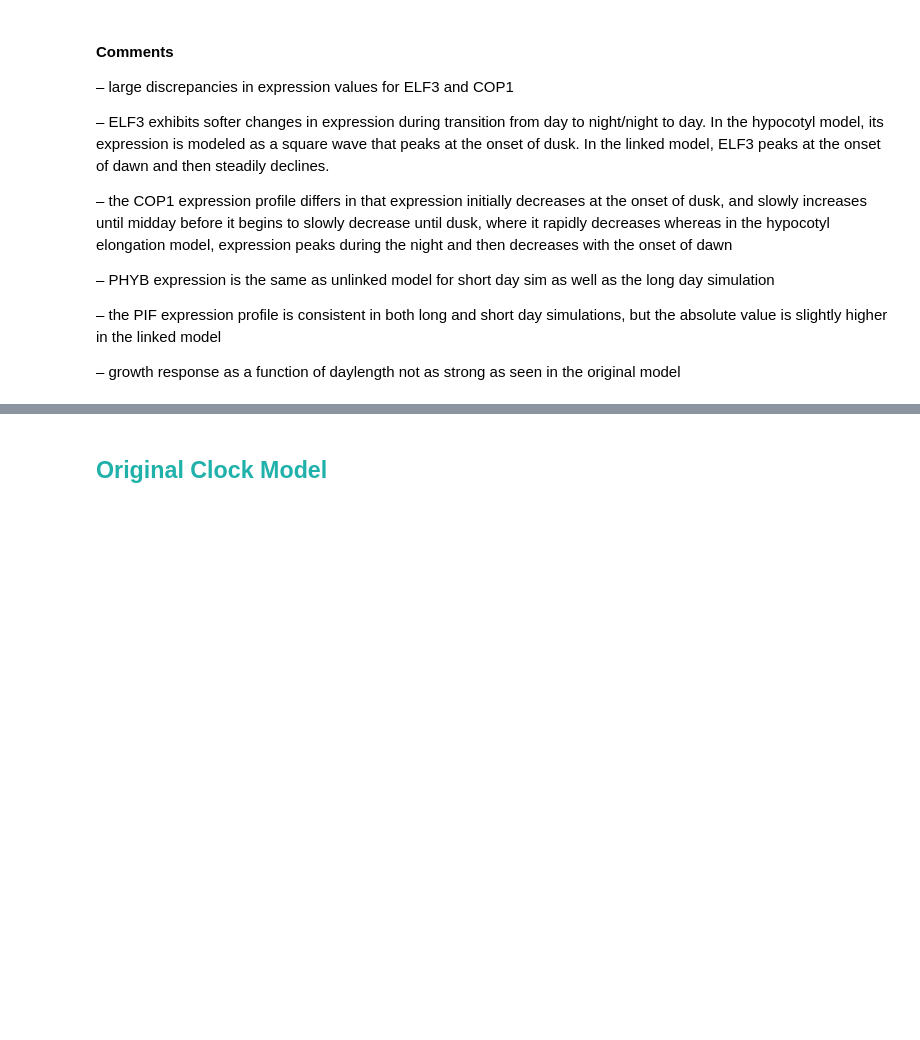
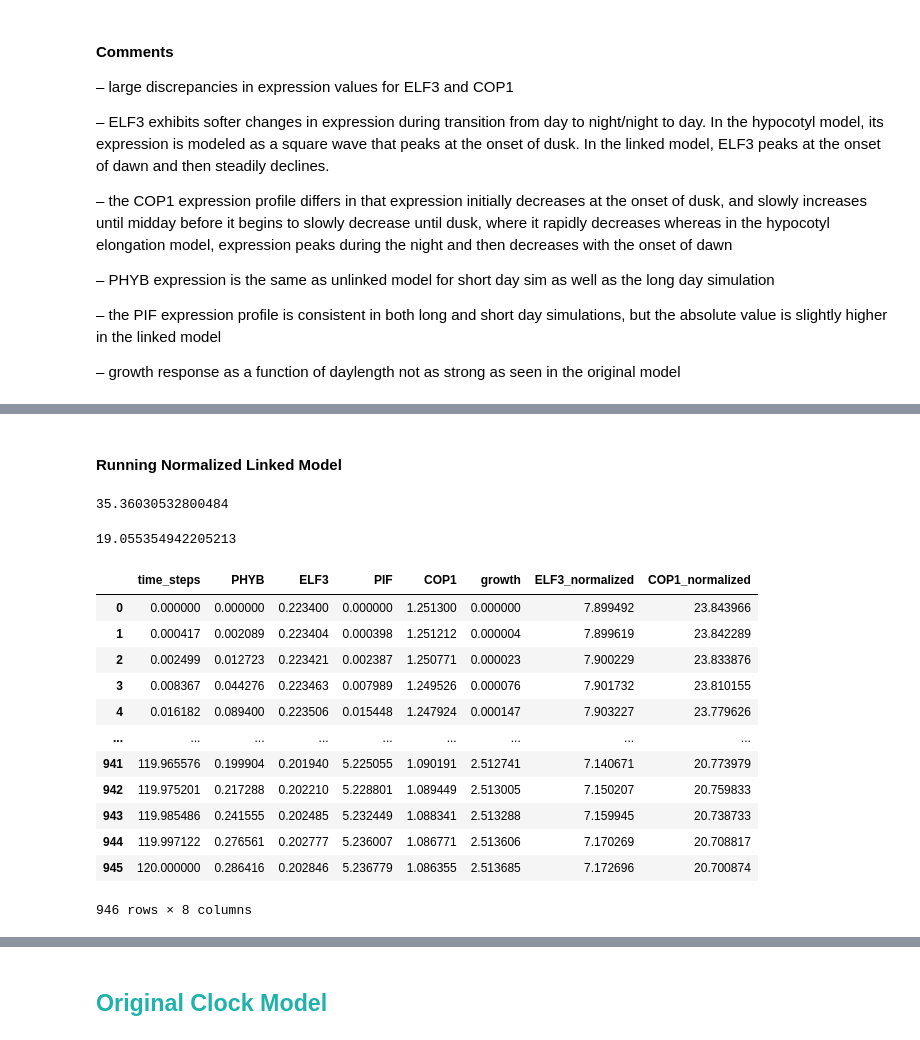
Before and after one commit to cbantock/arabidopsis_clock_linked_growth_model, a Jupyter notebook: CB_hypocotyl_growth_model.ipynb, the cells around one changed output, grey strips where cells are left out. Drawn from its saved outputs; the diff is of its cells as text; code cells hidden in the pictures; blank space fills up the shorter version.

```diff
--- a/CB_hypocotyl_growth_model.ipynb
+++ b/CB_hypocotyl_growth_model.ipynb
@@ -1267,0 +1356,2 @@ Text(0, 0.5, 'Growth (mm)')
+# %% [markdown]
+#### **Running Normalized Linked Model**
@@ -1267,0 +1376,8 @@ Text(0, 0.5, 'Growth (mm)')
+# %%
+model_avgs['cE']['Y16']
+# %% [output]
+35.36030532800484
+# %%
+model_avgs['cC']['Y16']
+# %% [output]
+19.055354942205213
@@ -1267,0 +1390,16 @@ Text(0, 0.5, 'Growth (mm)')
+# %%
+linked_growth_16_normalized
+# %% [output]
+|  | time_steps | PHYB | ELF3 | PIF | COP1 | growth | ELF3_normalized | COP1_normalized |
+| 0 | 0.000000 | 0.000000 | 0.223400 | 0.000000 | 1.251300 | 0.000000 | 7.899492 | 23.843966 |
+| 1 | 0.000417 | 0.002089 | 0.223404 | 0.000398 | 1.251212 | 0.000004 | 7.899619 | 23.842289 |
+| 2 | 0.002499 | 0.012723 | 0.223421 | 0.002387 | 1.250771 | 0.000023 | 7.900229 | 23.833876 |
+| 3 | 0.008367 | 0.044276 | 0.223463 | 0.007989 | 1.249526 | 0.000076 | 7.901732 | 23.810155 |
+| 4 | 0.016182 | 0.089400 | 0.223506 | 0.015448 | 1.247924 | 0.000147 | 7.903227 | 23.779626 |
+| ... | ... | ... | ... | ... | ... | ... | ... | ... |
+| 941 | 119.965576 | 0.199904 | 0.201940 | 5.225055 | 1.090191 | 2.512741 | 7.140671 | 20.773979 |
+| 942 | 119.975201 | 0.217288 | 0.202210 | 5.228801 | 1.089449 | 2.513005 | 7.150207 | 20.759833 |
+| 943 | 119.985486 | 0.241555 | 0.202485 | 5.232449 | 1.088341 | 2.513288 | 7.159945 | 20.738733 |
+| 944 | 119.997122 | 0.276561 | 0.202777 | 5.236007 | 1.086771 | 2.513606 | 7.170269 | 20.708817 |
+| 945 | 120.000000 | 0.286416 | 0.202846 | 5.236779 | 1.086355 | 2.513685 | 7.172696 | 20.700874 |
+946 rows × 8 columns
```
Also changed, not shown: parts of 20 cells of this notebook.
